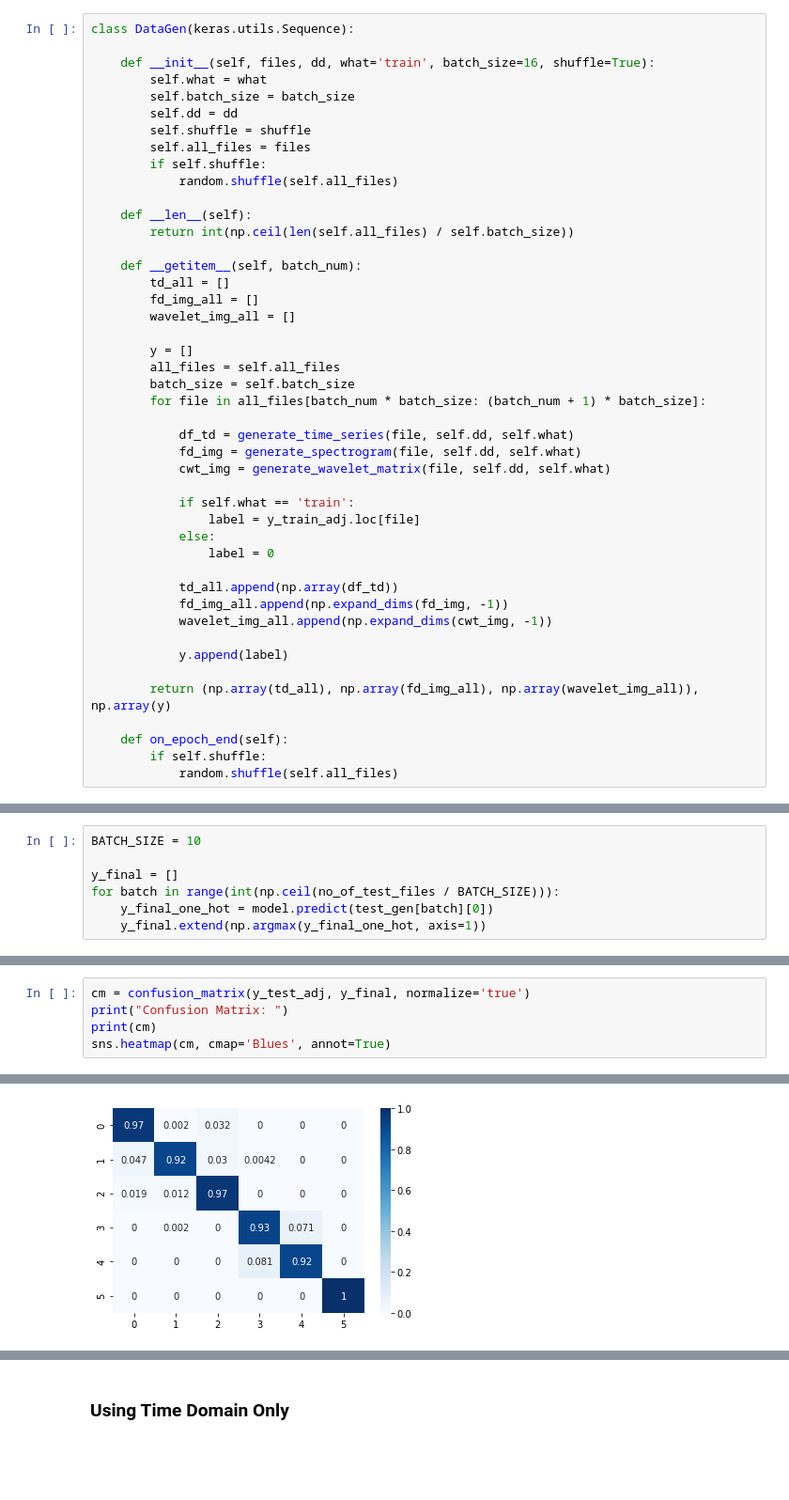
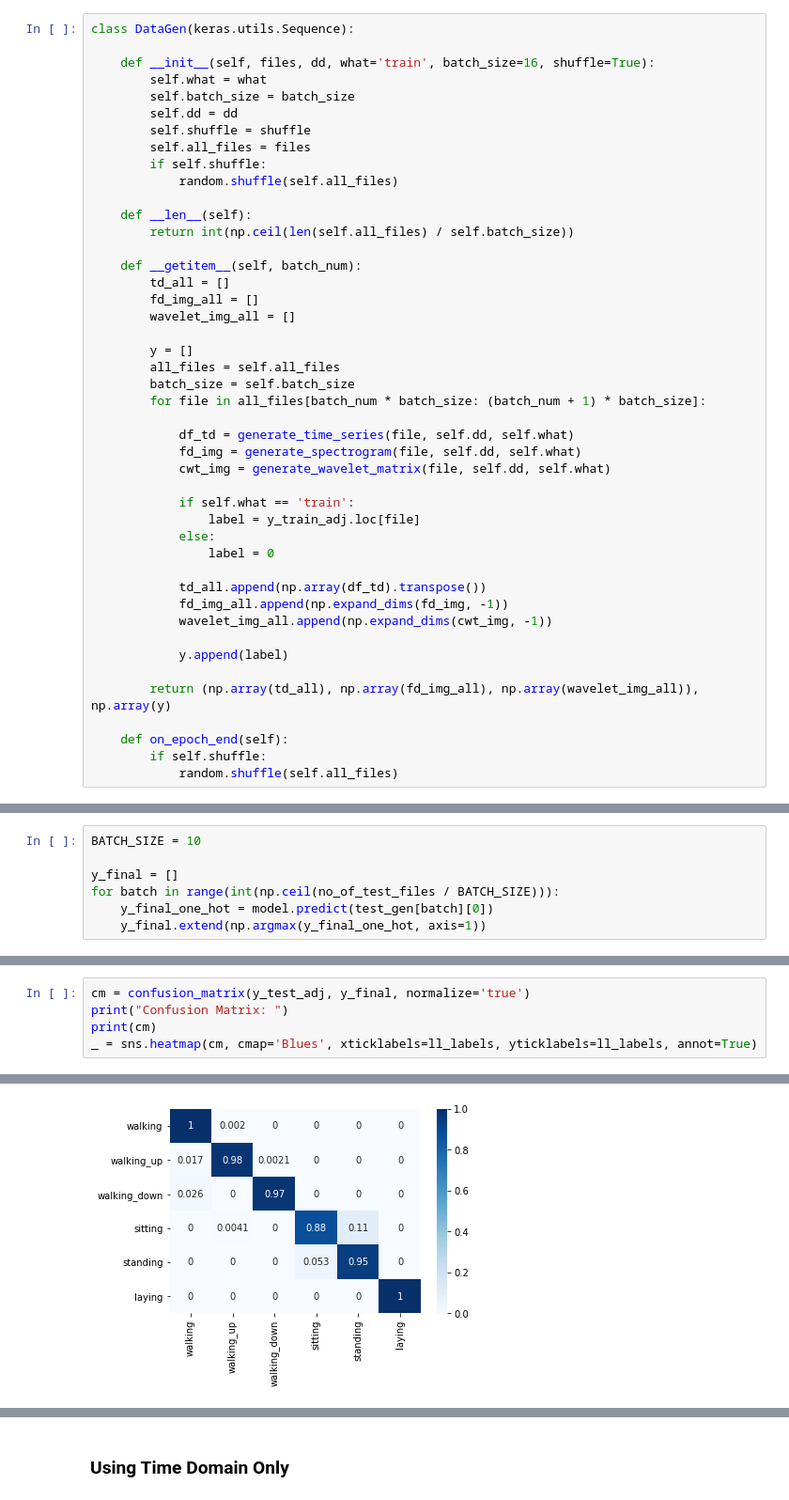
Before and after one commit to keyapandia123/ds, a Jupyter notebook: activity_recog/activity_recog.ipynb, the cells around one changed output, grey strips where cells are left out. Shown at 94% size. Drawn from its saved outputs; the diff is of its cells as text; blank space fills up the shorter version.

```diff
--- a/activity_recog/activity_recog.ipynb
+++ b/activity_recog/activity_recog.ipynb
@@ -620,7 +625,7 @@ class DataGen(keras.utils.Sequence):
             else:
                 label = 0
 
-            td_all.append(np.array(df_td))
+            td_all.append(np.array(df_td).transpose())
             fd_img_all.append(np.expand_dims(fd_img, -1))
             wavelet_img_all.append(np.expand_dims(cwt_img, -1))
 
@@ -796,6 +801,6 @@ Test Accuracy:  0.9501187648456056
 cm = confusion_matrix(y_test_adj, y_final, normalize='true')
 print("Confusion Matrix: ")
 print(cm)
-sns.heatmap(cm, cmap='Blues', annot=True)
+_ = sns.heatmap(cm, cmap='Blues', xticklabels=ll_labels, yticklabels=ll_labels, annot=True)
 # %% [output]
 Confusion Matrix:
@@ -809 +813 @@ Confusion Matrix:
-[figure, old version]
+[figure, new version]
```
Also changed, not shown: parts of 34 cells of this notebook.
